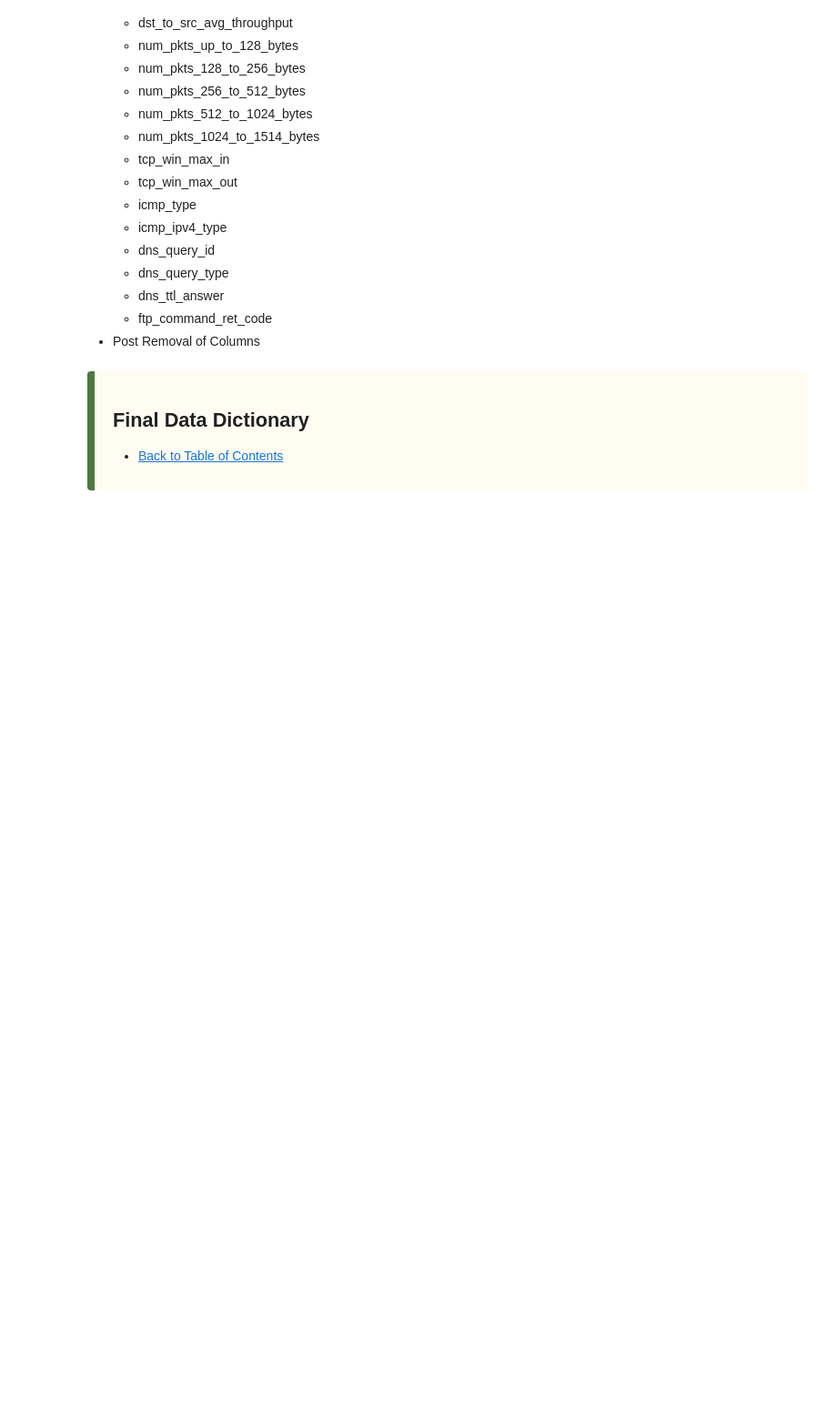
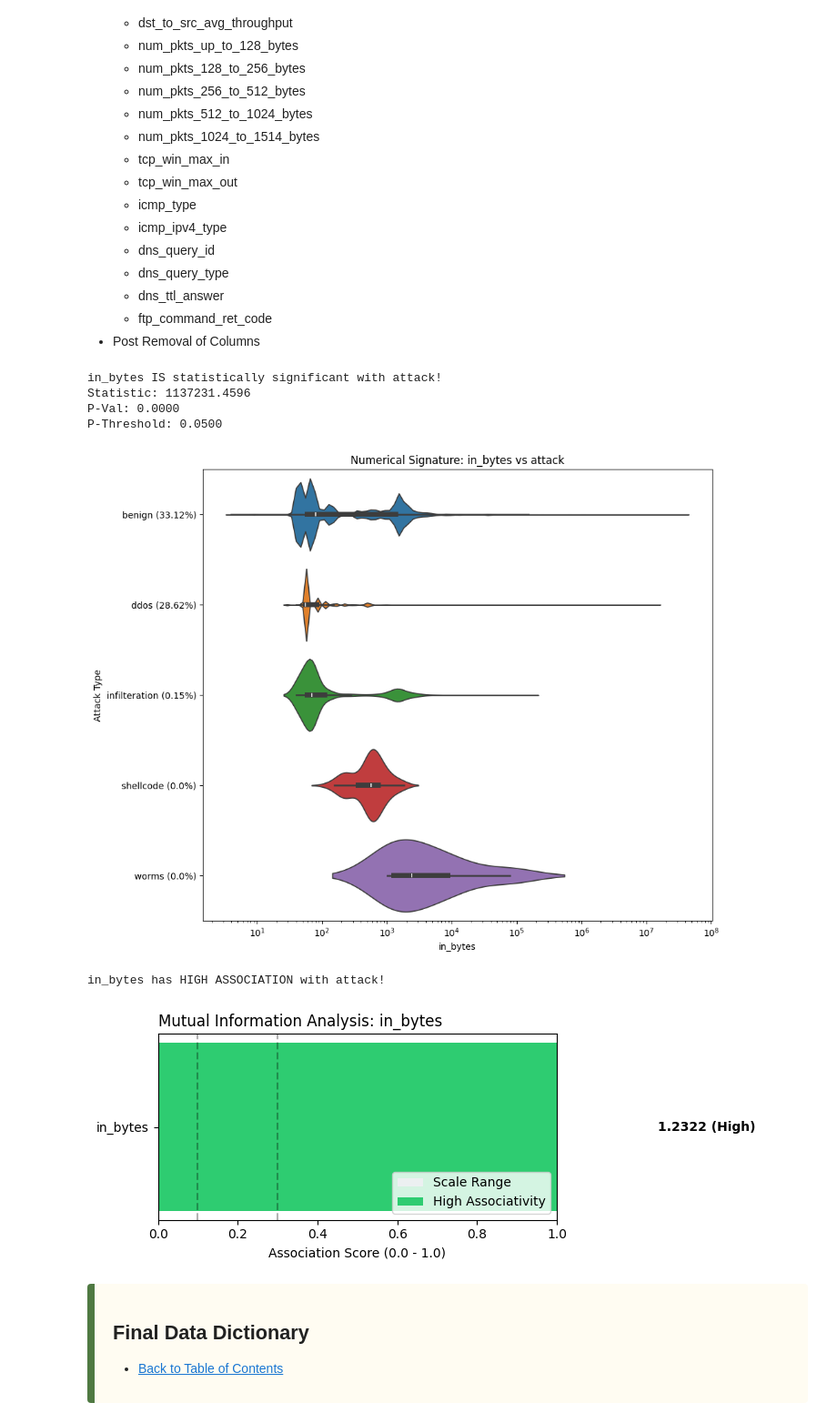
Before and after one commit to JaredWood-DU/COMP3703, a Jupyter notebook: final/explore_normal_data.ipynb, the cells around one changed output. Shown at 91% size. Drawn from its saved outputs; the diff is of its cells as text; code cells hidden in the pictures; blank space fills up the shorter version.

Commit message:
Statistic, Association, Visual functions completed
Should be ready to iterate through features to determine what to keep and remove now

```diff
--- a/final/explore_normal_data.ipynb
+++ b/final/explore_normal_data.ipynb
@@ -241,6 +241,16 @@ eND.vis_categorical(df, 'protocol')
     - dns_ttl_answer
     - ftp_command_ret_code
 - Post Removal of Columns
+# %%
+eND.analyze_statistical_significance_and_associativity(pdDataFrame=df, feature='in_bytes')
+# %% [output]
+in_bytes IS statistically significant with attack!
+Statistic: 1137231.4596
+P-Val: 0.0000
+P-Threshold: 0.0500
+[figure, added]
+in_bytes has HIGH ASSOCIATION with attack!
+[figure, added]
 # %% [markdown]
 <div style="
     padding: 15px 20px;
```
Also changed, not shown: 1 other file.
